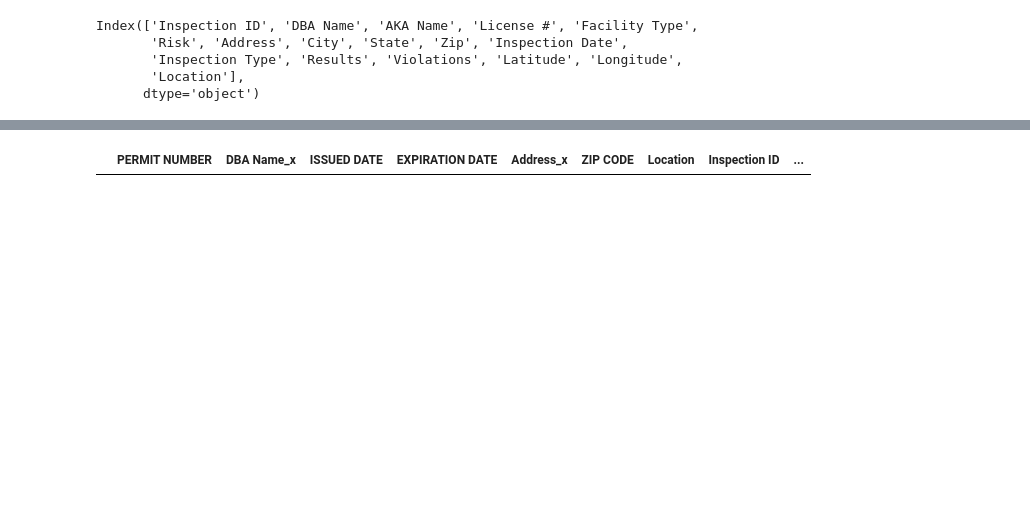
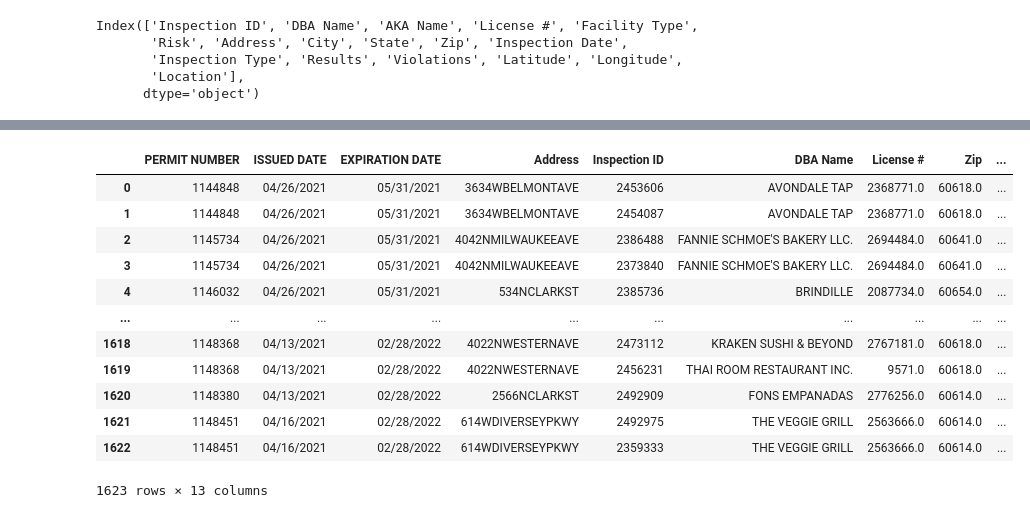
Before and after one commit to michellesimek/ETL_Project, a Jupyter notebook: project_EM.ipynb, the cells around one changed output, grey strips where cells are left out. Saved outputs shown, nothing was run; the diff lists cells and outputs as text; code cells hidden in the pictures; blank space fills up the shorter version.

```diff
--- a/project_EM.ipynb
+++ b/project_EM.ipynb
@@ -60,0 +44,3 @@ food_na
+# %%
+food_df['Inspection Date_Time'] = pd.to_datetime(food_df['Inspection Date'])
+food_df.head()
@@ -60,0 +54,4 @@ food_na
+# %%
+food_df= food_df.loc[food_df['Inspection Date_Time'] >= '2020']
+food_df.to_csv('Final_Food.csv')
+food_df.head()
@@ -70,5 +71,5 @@ Index(['PERMIT NUMBER', 'ACCOUNT NUMBER', 'SITE NUMBER', 'LEGAL NAME',
       dtype='object')
 # %%
-sidewalk_col = sidewalk[['PERMIT NUMBER','DOING BUSINESS AS NAME', 'ISSUED DATE', 'EXPIRATION DATE','ADDRESS',
-                        'ZIP CODE','Location']]
+sidewalk_df = sidewalk[['PERMIT NUMBER', 'ISSUED DATE', 'EXPIRATION DATE','ADDRESS']]
+sidewalk_df.head()
 # %% [output]
@@ -100,4 +81,0 @@ Join = sidewalk_na.merge(food_na,on= "Location', sort=False)
-# %%
-Join.head()
-# %% [output]
-|  | PERMIT NUMBER | DBA Name_x | ISSUED DATE | EXPIRATION DATE | Address_x | ZIP CODE | Location | Inspection ID | ... |
@@ -103,0 +86,5 @@ Join.head()
+# %%
+# sidewalk_df['LATITUDE'] = sidewalk_df['LATITUDE'].astype(str)
+# sidewalk_df['LONGITUDE'] = sidewalk_df['LONGITUDE'].astype(str)
+sidewalk_df = sidewalk_df.rename(columns = {"ADDRESS": "Address"})
+sidewalk_df['Address'] = sidewalk_df['Address'].str.replace(' ', '')
@@ -103,0 +95,17 @@ Join.head()
+# %%
+Join_df = sidewalk_df.merge(food_df, how= "inner", on='Address')
+Join_df
+# %% [output]
+|  | PERMIT NUMBER | ISSUED DATE | EXPIRATION DATE | Address | Inspection ID | DBA Name | License # | Zip | ... |
+| 0 | 1144848 | 04/26/2021 | 05/31/2021 | 3634WBELMONTAVE | 2453606 | AVONDALE TAP | 2368771.0 | 60618.0 | ... |
+| 1 | 1144848 | 04/26/2021 | 05/31/2021 | 3634WBELMONTAVE | 2454087 | AVONDALE TAP | 2368771.0 | 60618.0 | ... |
+| 2 | 1145734 | 04/26/2021 | 05/31/2021 | 4042NMILWAUKEEAVE | 2386488 | FANNIE SCHMOE'S BAKERY LLC. | 2694484.0 | 60641.0 | ... |
+| 3 | 1145734 | 04/26/2021 | 05/31/2021 | 4042NMILWAUKEEAVE | 2373840 | FANNIE SCHMOE'S BAKERY LLC. | 2694484.0 | 60641.0 | ... |
+| 4 | 1146032 | 04/26/2021 | 05/31/2021 | 534NCLARKST | 2385736 | BRINDILLE | 2087734.0 | 60654.0 | ... |
+| ... | ... | ... | ... | ... | ... | ... | ... | ... | ... |
+| 1618 | 1148368 | 04/13/2021 | 02/28/2022 | 4022NWESTERNAVE | 2473112 | KRAKEN SUSHI & BEYOND | 2767181.0 | 60618.0 | ... |
+| 1619 | 1148368 | 04/13/2021 | 02/28/2022 | 4022NWESTERNAVE | 2456231 | THAI ROOM RESTAURANT INC. | 9571.0 | 60618.0 | ... |
+| 1620 | 1148380 | 04/13/2021 | 02/28/2022 | 2566NCLARKST | 2492909 | FONS EMPANADAS | 2776256.0 | 60614.0 | ... |
+| 1621 | 1148451 | 04/16/2021 | 02/28/2022 | 614WDIVERSEYPKWY | 2492975 | THE VEGGIE GRILL | 2563666.0 | 60614.0 | ... |
+| 1622 | 1148451 | 04/16/2021 | 02/28/2022 | 614WDIVERSEYPKWY | 2359333 | THE VEGGIE GRILL | 2563666.0 | 60614.0 | ... |
+1623 rows × 13 columns
```
Also changed, not shown: parts of 31 cells of this notebook.
